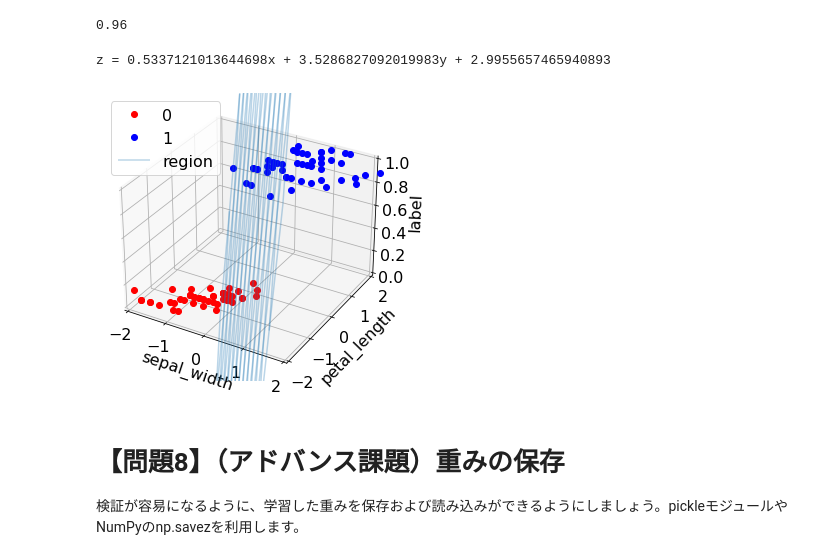
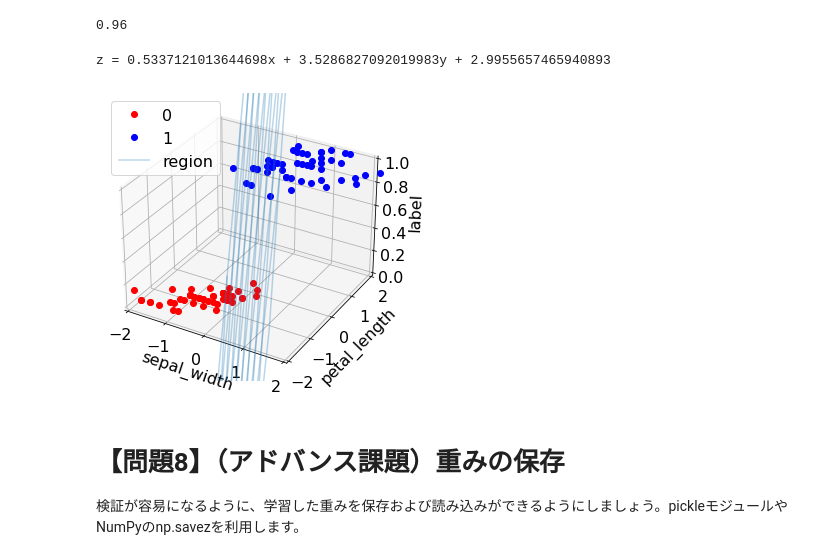
Before and after one commit to Go-to-Ray/diveintocode-ml-1, a Jupyter notebook: term1/scratch_logistic_regression.ipynb, the cells around one changed output. Saved outputs shown, nothing was run; the diff lists cells and outputs as text; code cells hidden in the pictures.

```diff
--- a/term1/scratch_logistic_regression.ipynb
+++ b/term1/scratch_logistic_regression.ipynb
@@ -291,8 +292,11 @@ class ScratchLogisticRegression():
             error = (self._linear_hypothesis(X) - self.y).reshape(1,-1)
         else:  #errorが渡されている時
             error = (self.predict_proba(X) - self.y).flatten()
-        self.theta[0,0] = self.theta[0,0]- (self.lr/X.shape[0])*error@self.X[:,0]
-        self.theta[0,1:] = self.theta[0,1:] - (self.lr/X.shape[0])*error@self.X[:,1:]+ (self.lam/X.shape[0])*self.theta[0,1:]
+        if self.bias == True:  #バイアス項がある場合
+            self.theta[0,0] = self.theta[0,0]- (self.lr/X.shape[0])*error@self.X[:,0]
+            self.theta[0,1:] = self.theta[0,1:] - (self.lr/X.shape[0])*error@self.X[:,1:]+ (self.lam/X.shape[0])*self.theta[0,1:]
+        else:  #バイアス項がない場合
+            self.theta = self.theta - (self.lr/X.shape[0])*error@self.X+ (self.lam/X.shape[0])*self.theta
         return error
 
     def _linear_hypothesis(self, X):
@@ -537,42 +542,43 @@ accuracy_score(y_test,y_pred)
 0.96
 # %%
 X2 = StandardScaler().fit_transform(np.array(X))
-x1 = np.arange(-2,2,0.3)
-y1 = np.arange(-2,2,0.3)
+x1 = np.arange(-2,2,0.4)
+y1 = np.arange(-2,2,0.4)
+bias = slr_plot2.theta[0,0]
 a = slr_plot2.theta[0,1]
 b = slr_plot2.theta[0,2]
 X1, Y1 = np.meshgrid(x1, y1)
 Z1 = bias + X1*a + Y1*b
 
 bias = slr_plot2.theta[0,0]
 print("z = {}x + {}y + {}".format(*slr_plot2.theta[0]))
 plt.rcParams["font.size"] = 16
 fig = plt.figure()
 ax1 = Axes3D(fig)
 ax1.set_xlabel(X.keys()[0])
 ax1.set_ylabel(X.keys()[1])
 ax1.set_zlabel("label")
 ax1.set_xlim(-2,2)
 ax1.set_ylim(-2,2)
 ax1.set_zlim(0,1)
 
 # データプロットする。
 ax1.plot_wireframe(X1, Y1, Z1, label='region',alpha=0.3)
 x1 = X2[:50,0]
 y1 = X2[:50,1]
 z1 = 0
 x2 = X2[50:100,0]
 y2 = X2[50:100,1]
 z2 = 1
 ax1.plot(x1,y1,z1,marker="o",linestyle="None",color="r",label=0)
 ax1.plot(x2,y2,z2,marker="o",linestyle="None",color="b",label=1)
 ax1.legend()
 # グラフを表示する。
 plt.show()
 plt.close()
 # %% [output]
 z = 0.5337121013644698x + 3.5286827092019983y + 2.9955657465940893
-[figure, old version]
+[figure, new version]
 # %% [markdown]
 # 【問題8】（アドバンス課題）重みの保存
 検証が容易になるように、学習した重みを保存および読み込みができるようにしましょう。pickleモジュールやNumPyのnp.savezを利用します。
```
Also changed, not shown: parts of 3 cells of this notebook.
